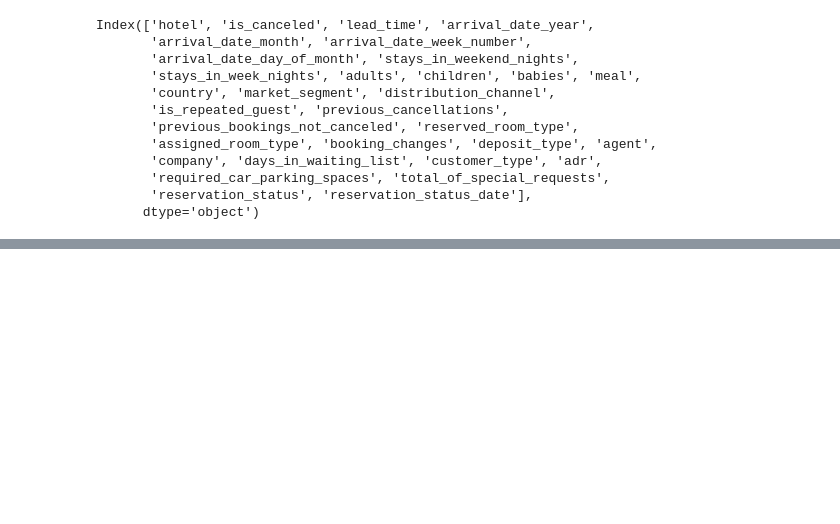
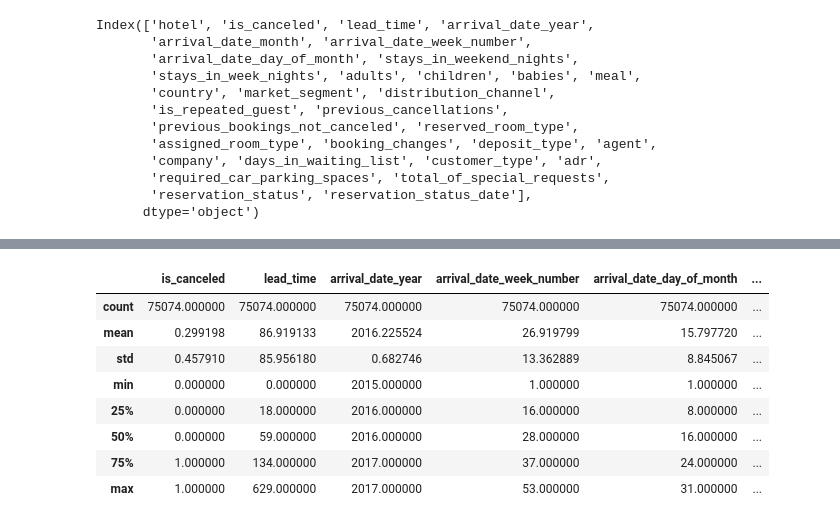
Before and after one commit to frktsc/hotel-booking, a Jupyter notebook: research.ipynb, the cells around one changed output, grey strips where cells are left out. Cells and saved outputs as stored; diff of their text form; code cells hidden in the pictures; blank space fills up the shorter version.

```diff
--- a/research.ipynb
+++ b/research.ipynb
@@ -19,0 +146,12 @@ Index(['hotel', 'is_canceled', 'lead_time', 'arrival_date_year',
+# %%
+data.describe()
+# %% [output]
+|  | is_canceled | lead_time | arrival_date_year | arrival_date_week_number | arrival_date_day_of_month | ... |
+| count | 75074.000000 | 75074.000000 | 75074.000000 | 75074.000000 | 75074.000000 | ... |
+| mean | 0.299198 | 86.919133 | 2016.225524 | 26.919799 | 15.797720 | ... |
+| std | 0.457910 | 85.956180 | 0.682746 | 13.362889 | 8.845067 | ... |
+| min | 0.000000 | 0.000000 | 2015.000000 | 1.000000 | 1.000000 | ... |
+| 25% | 0.000000 | 18.000000 | 2016.000000 | 16.000000 | 8.000000 | ... |
+| 50% | 0.000000 | 59.000000 | 2016.000000 | 28.000000 | 16.000000 | ... |
+| 75% | 1.000000 | 134.000000 | 2017.000000 | 37.000000 | 24.000000 | ... |
+| max | 1.000000 | 629.000000 | 2017.000000 | 53.000000 | 31.000000 | ... |
```
Also changed, not shown: parts of 18 cells of this notebook, 3 other files.
